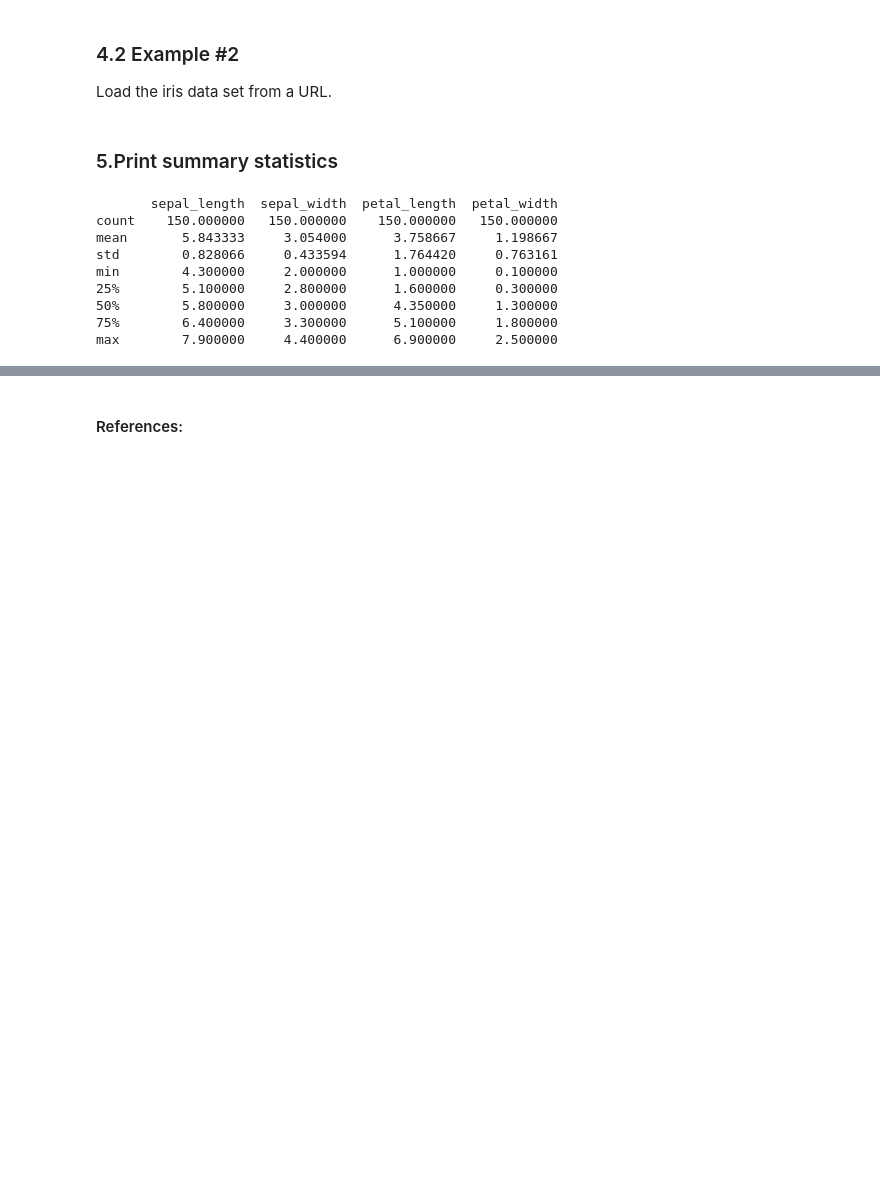
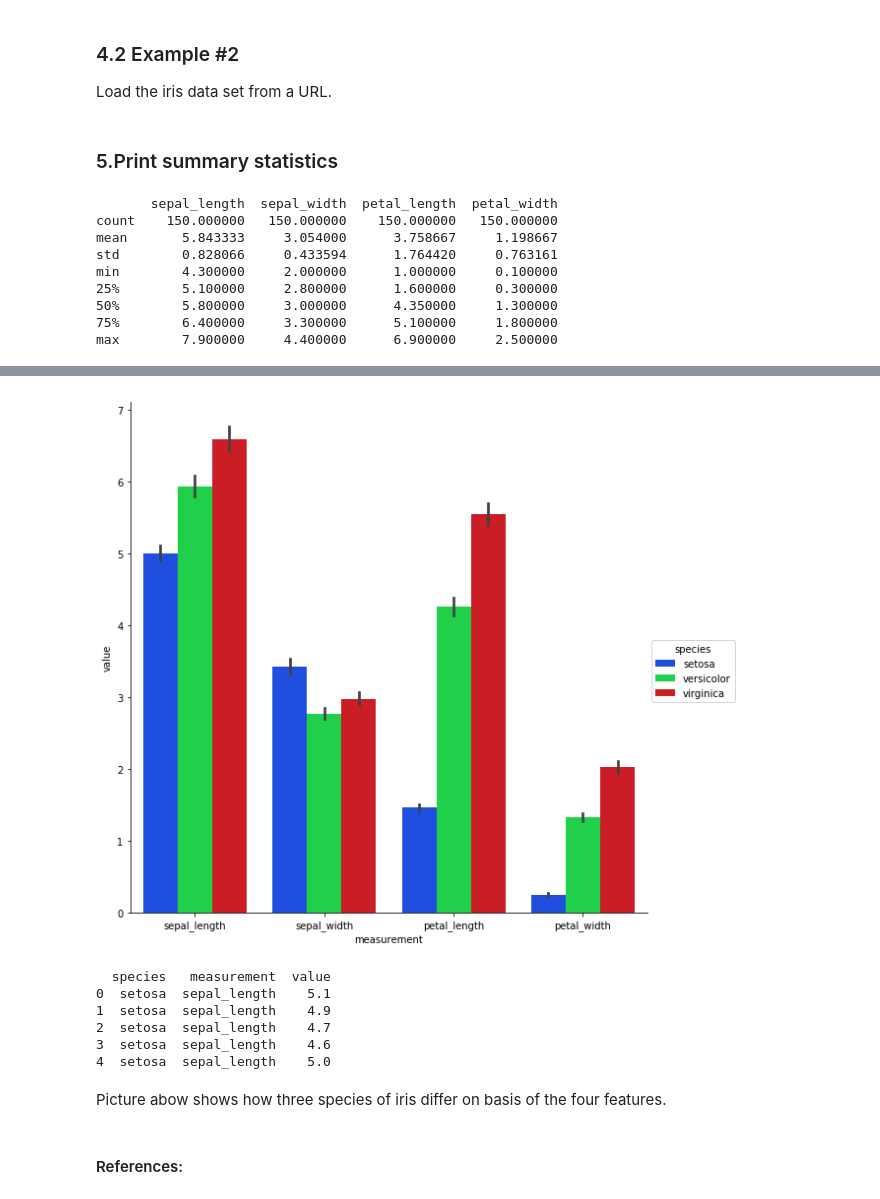
Before and after one commit to kamilam1987/Emerging_Technologies, a Jupyter notebook: iris-datase.ipynb, the cells around one changed output, grey strips where cells are left out. Drawn from its saved outputs; the diff is of its cells as text; code cells hidden in the pictures; blank space fills up the shorter version.

```diff
--- a/iris-datase.ipynb
+++ b/iris-datase.ipynb
@@ -136,3 +138,18 @@ plt.show()
+# %%
+piris = pd.melt(df, "species", var_name="measurement")
+sns.factorplot(x="measurement", y="value", hue="species", data=piris, size=8, kind="bar",palette="bright")
+plt.show()
+print(piris.head())
+# %% [output]
+[figure, added]
+  species   measurement  value
+0  setosa  sepal_length    5.1
+1  setosa  sepal_length    4.9
+2  setosa  sepal_length    4.7
+3  setosa  sepal_length    4.6
+4  setosa  sepal_length    5.0
+# %% [markdown]
+Picture abow shows how three species of iris differ on basis of the four features.
 # %% [markdown]
 #### References:
 # %% [markdown]
```
Also changed, not shown: parts of 4 cells of this notebook.
